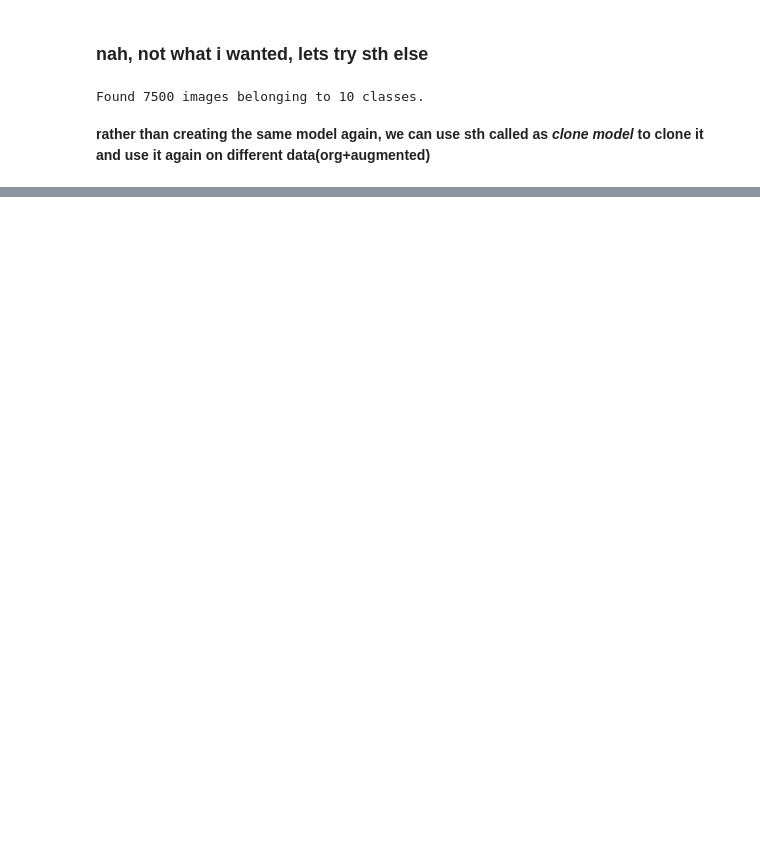
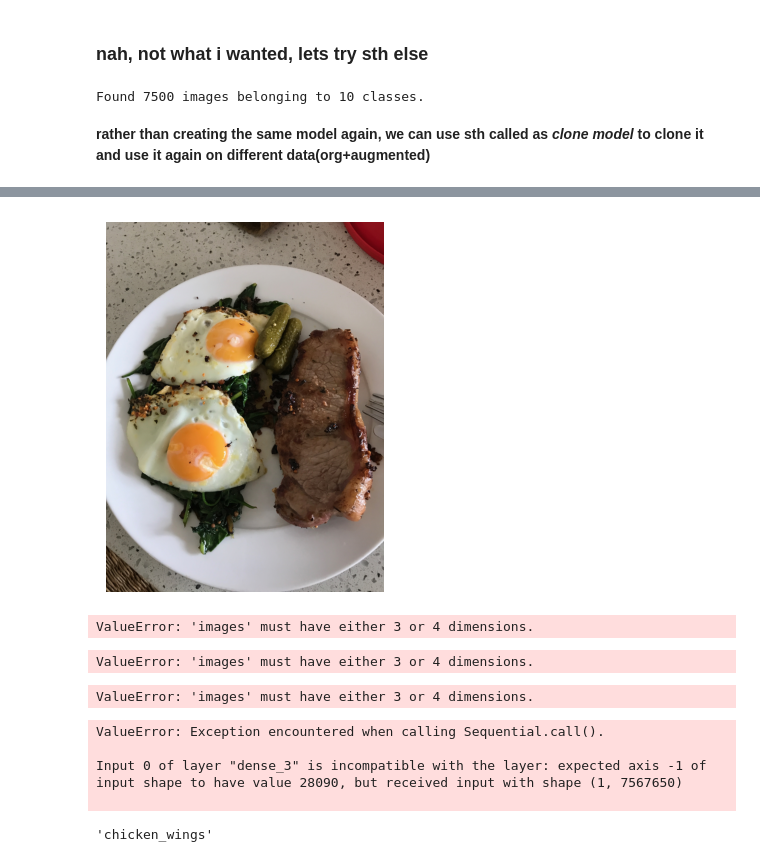
Before and after one commit to divyalaldinani/Deep-Learning-in-TensorFlow, a Jupyter notebook: 03_CNNs_in_tensorflow.ipynb, the cells around one changed output, grey strips where cells are left out. Cells and saved outputs as stored; diff of their text form; code cells hidden in the pictures; blank space fills up the shorter version.

Commit message:
finishing off with errors

```diff
--- a/03_CNNs_in_tensorflow.ipynb
+++ b/03_CNNs_in_tensorflow.ipynb
@@ -818,0 +816,41 @@ Epoch 20/20
+# %%
+import matplotlib.image as mpimg
+img = mpimg.imread('03-steak.jpeg')
+plt.imshow(img)
+plt.axis(False)
+plt.show()
+# %% [output]
+[figure, added]
+# %%
+pred_and_plot(model=model_4, filename="sample_data/03-steak.jpeg", class_names=class_names)
+# %% [output]
+ValueError: 'images' must have either 3 or 4 dimensions.
+# %%
+pred_and_plot(model_4, "03-pizza-dad.jpeg", class_names)
+# %% [output]
+ValueError: 'images' must have either 3 or 4 dimensions.
+# %%
+img = load_and_prep_image("03-steak.jpeg")
+
+# Make a prediction
+pred = model_4.predict(tf.expand_dims(img, axis=0))
+
+# Match the prediction class to the highest prediction probability
+pred_class = class_names[pred.argmax()]
+plt.imshow(img)
+plt.title(pred_class)
+plt.axis(False);
+# %% [output]
+ValueError: 'images' must have either 3 or 4 dimensions.
+# %%
+pred = model_4.predict(tf.expand_dims(img, axis=0))
+pred
+# %% [output]
+ValueError: Exception encountered when calling Sequential.call().
+
+Input 0 of layer "dense_3" is incompatible with the layer: expected axis -1 of input shape to have value 28090, but received input with shape (1, 7567650)
+
+# %%
+class_names[pred.argmax()]
+# %% [output]
+'chicken_wings'
```
Also changed, not shown: parts of 26 cells of this notebook.
